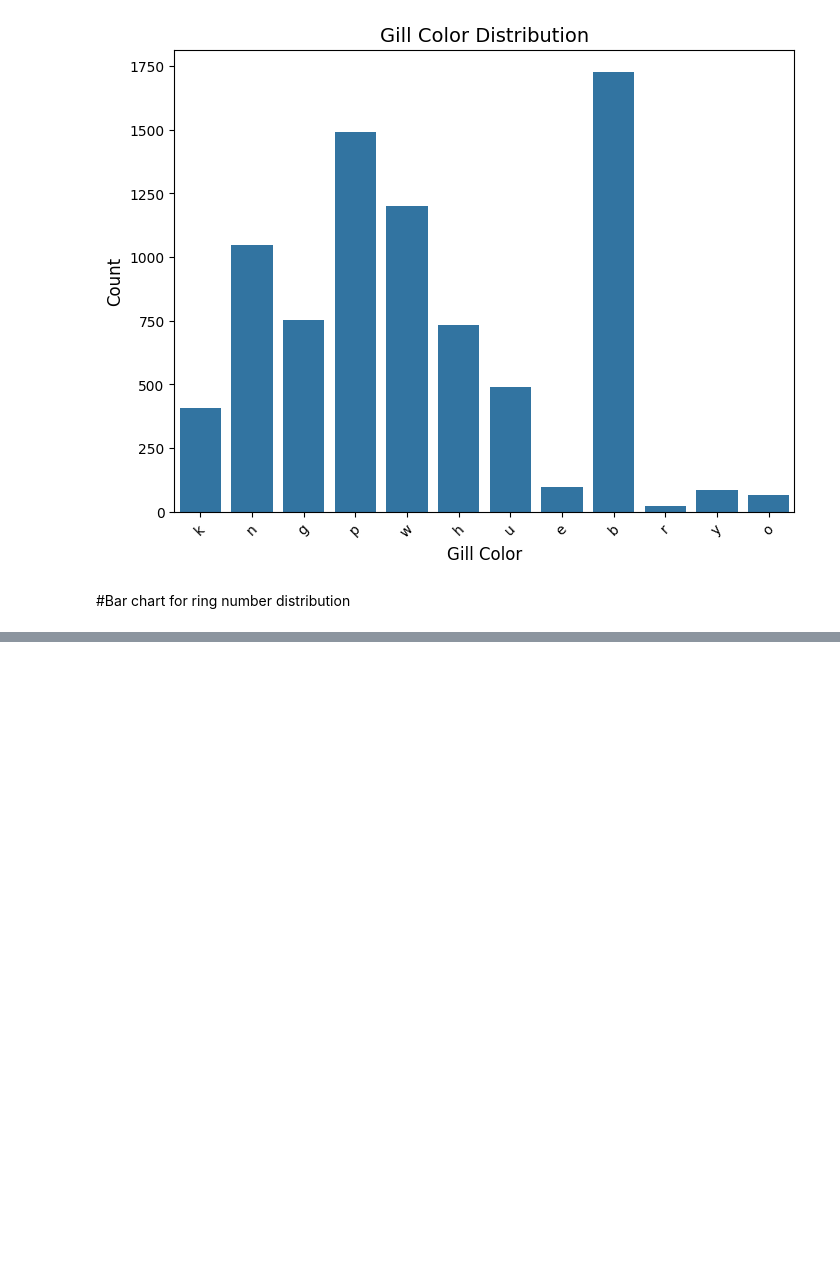
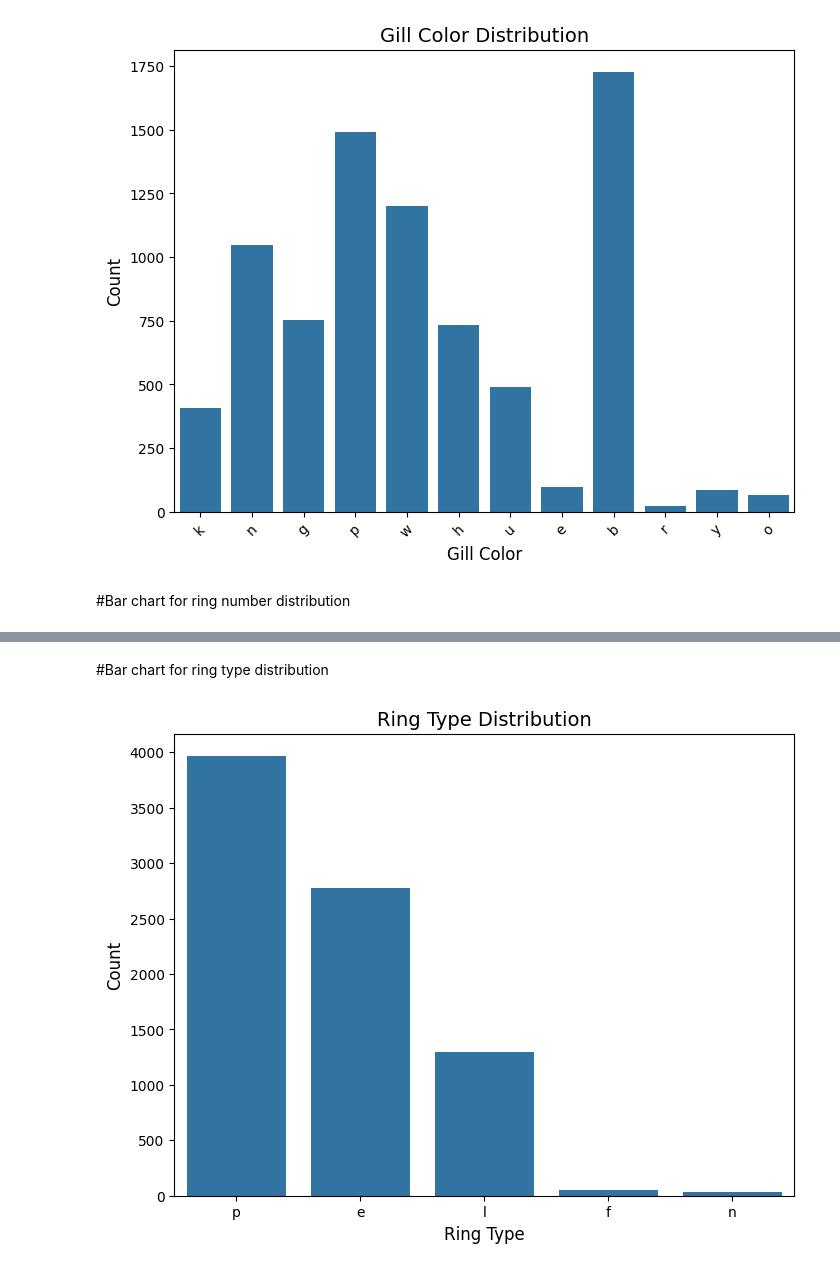
Before and after one commit to Shamiul-693/-Exploratory-Data-Analysis-and-Classification-Algorithms-on-Mushroom-Dataset, a Jupyter notebook: Exploratory_Data_Analysis_and_Classification_Algorithms_on_Mushroom_Dataset.ipynb, the cells around one changed output, grey strips where cells are left out. Cells and saved outputs as stored; diff of their text form; code cells hidden in the pictures; blank space fills up the shorter version.

```diff
--- a/Exploratory_Data_Analysis_and_Classification_Algorithms_on_Mushroom_Dataset.ipynb
+++ b/Exploratory_Data_Analysis_and_Classification_Algorithms_on_Mushroom_Dataset.ipynb
@@ -225,0 +228,11 @@ plt.show()
+# %% [markdown]
+#Bar chart for ring type distribution
+# %%
+plt.figure(figsize=(8, 6))
+sns.countplot(x='ring-type', data=mushroom_data)
+plt.title('Ring Type Distribution', fontsize=14)
+plt.xlabel('Ring Type', fontsize=12)
+plt.ylabel('Count', fontsize=12)
+plt.show()
+# %% [output]
+[figure, added]
```
Also changed, not shown: parts of 1 cell of this notebook.
